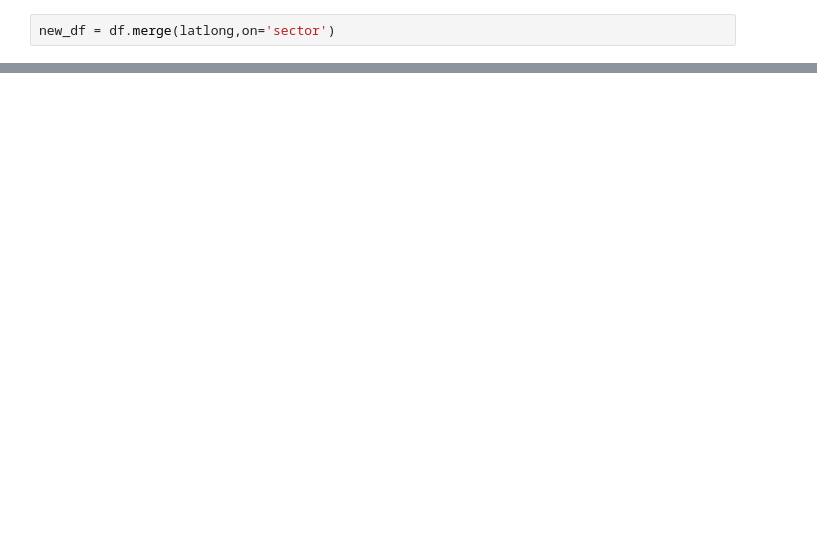
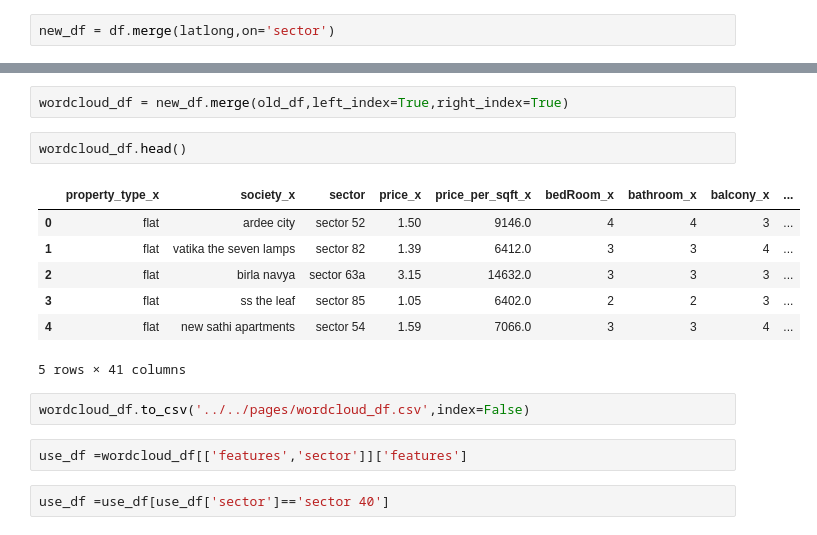
Before and after one commit to Rishabh952008/Real_Estate, a Jupyter notebook: notebooks/EDA/data_vis.ipynb, the cells around one changed output, grey strips where cells are left out. Saved outputs shown, nothing was run; the diff lists cells and outputs as text; blank space fills up the shorter version.

```diff
--- a/notebooks/EDA/data_vis.ipynb
+++ b/notebooks/EDA/data_vis.ipynb
@@ -63,0 +73,18 @@ df.head()
+# %%
+wordcloud_df = new_df.merge(old_df,left_index=True,right_index=True)
+# %%
+wordcloud_df.head()
+# %% [output]
+|  | property_type_x | society_x | sector | price_x | price_per_sqft_x | bedRoom_x | bathroom_x | balcony_x | ... |
+| 0 | flat | ardee city | sector 52 | 1.50 | 9146.0 | 4 | 4 | 3 | ... |
+| 1 | flat | vatika the seven lamps | sector 82 | 1.39 | 6412.0 | 3 | 3 | 4 | ... |
+| 2 | flat | birla navya | sector 63a | 3.15 | 14632.0 | 3 | 3 | 3 | ... |
+| 3 | flat | ss the leaf | sector 85 | 1.05 | 6402.0 | 2 | 2 | 3 | ... |
+| 4 | flat | new sathi apartments | sector 54 | 1.59 | 7066.0 | 3 | 3 | 4 | ... |
+5 rows × 41 columns
+# %%
+wordcloud_df.to_csv('../../pages/wordcloud_df.csv',index=False)
+# %%
+use_df =wordcloud_df[['features','sector']]['features']
+# %%
+use_df =use_df[use_df['sector']=='sector 40']
```
Also changed, not shown: parts of 15 cells of this notebook, 2 other files.
